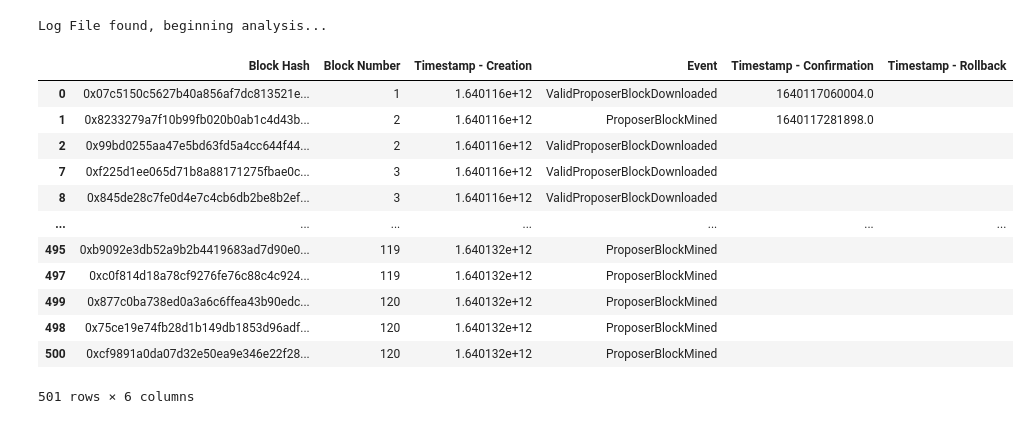
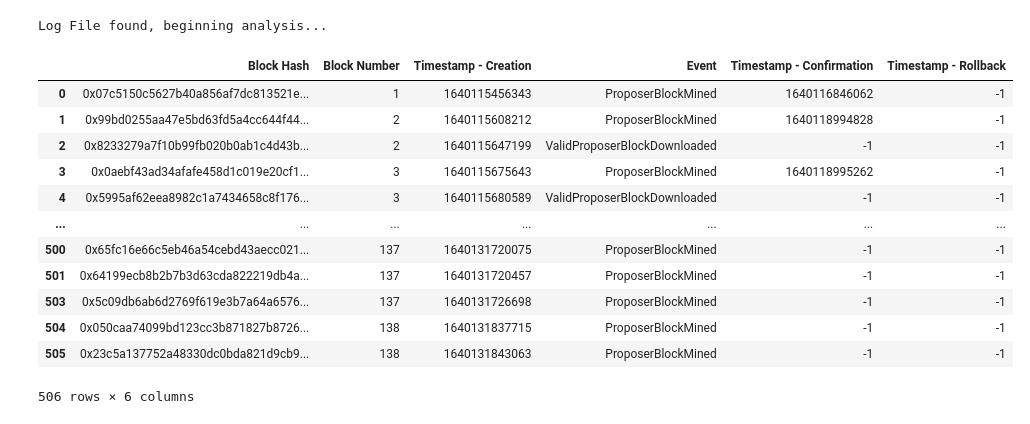
Before and after one commit to AtharvChandratre/PrismBenchmarkAnalyzer, a Jupyter notebook: analyzer.ipynb, the cells around one changed output. Saved outputs shown, nothing was run; the diff lists cells and outputs as text; code cells hidden in the pictures.

```diff
--- a/analyzer.ipynb
+++ b/analyzer.ipynb
@@ -25,7 +25,7 @@ from datetime import datetime
 import pandas as pd
 import matplotlib.pyplot as plt
 # %%
-user_input = '/Users/atharvchandratre/Workspace/Atharv/GitHub/PrismBenchmarkAnalyzer/prism_n3_le20_d202_vchain_2.log' # Enter path to log here
+user_input = '/Users/atharvchandratre/Workspace/Atharv/GitHub/PrismBenchmarkAnalyzer/prism_n3_le20_d202_vchain_1.log' # Enter path to log here
 assert os.path.exists(user_input), "I did not find the file at "+str(user_input)
 f = open(user_input,'r')
 print("Log File found, beginning analysis...")
@@ -81,27 +81,27 @@ f.close()
 # %%
 df = pd.DataFrame(columns=['Block Hash','Block Number','Timestamp - Creation','Event','Timestamp - Confirmation','Timestamp - Rollback'])
 
 for index,key in enumerate(hashToNumber.keys()):
     df.loc[index] = [key,
         int(hashToNumber.get(key,'')),
-        hashToCreationTimestamp.get(key,''),
+        int(hashToCreationTimestamp.get(key,-1)),
         hashToCreationEvent.get(key,''),
-        hashToConfirmationTimestamp.get(key,''),
-        hashToRollbackTimestamp.get(key,'')]
+        int(hashToConfirmationTimestamp.get(key,-1)),
+        int(hashToRollbackTimestamp.get(key,-1))]
 
 df.sort_values('Block Number')
 # %% [output]
 |  | Block Hash | Block Number | Timestamp - Creation | Event | Timestamp - Confirmation | Timestamp - Rollback |
-| 0 | 0x07c5150c5627b40a856af7dc813521e... | 1 | 1.640116e+12 | ValidProposerBlockDownloaded | 1640117060004.0 |  |
-| 1 | 0x8233279a7f10b99fb020b0ab1c4d43b... | 2 | 1.640116e+12 | ProposerBlockMined | 1640117281898.0 |  |
-| 2 | 0x99bd0255aa47e5bd63fd5a4cc644f44... | 2 | 1.640116e+12 | ValidProposerBlockDownloaded |  |  |
-| 7 | 0xf225d1ee065d71b8a88171275fbae0c... | 3 | 1.640116e+12 | ValidProposerBlockDownloaded |  |  |
-| 8 | 0x845de28c7fe0d4e7c4cb6db2be8b2ef... | 3 | 1.640116e+12 | ValidProposerBlockDownloaded |  |  |
+| 0 | 0x07c5150c5627b40a856af7dc813521e... | 1 | 1640115456343 | ProposerBlockMined | 1640116846062 | -1 |
+| 1 | 0x99bd0255aa47e5bd63fd5a4cc644f44... | 2 | 1640115608212 | ProposerBlockMined | 1640118994828 | -1 |
+| 2 | 0x8233279a7f10b99fb020b0ab1c4d43b... | 2 | 1640115647199 | ValidProposerBlockDownloaded | -1 | -1 |
+| 3 | 0x0aebf43ad34afafe458d1c019e20cf1... | 3 | 1640115675643 | ProposerBlockMined | 1640118995262 | -1 |
+| 4 | 0x5995af62eea8982c1a7434658c8f176... | 3 | 1640115680589 | ValidProposerBlockDownloaded | -1 | -1 |
 | ... | ... | ... | ... | ... | ... | ... |
-| 495 | 0xb9092e3db52a9b2b4419683ad7d90e0... | 119 | 1.640132e+12 | ProposerBlockMined |  |  |
-| 497 | 0xc0f814d18a78cf9276fe76c88c4c924... | 119 | 1.640132e+12 | ProposerBlockMined |  |  |
-| 499 | 0x877c0ba738ed0a3a6c6ffea43b90edc... | 120 | 1.640132e+12 | ProposerBlockMined |  |  |
-| 498 | 0x75ce19e74fb28d1b149db1853d96adf... | 120 | 1.640132e+12 | ProposerBlockMined |  |  |
-| 500 | 0xcf9891a0da07d32e50ea9e346e22f28... | 120 | 1.640132e+12 | ProposerBlockMined |  |  |
+| 500 | 0x65fc16e66c5eb46a54cebd43aecc021... | 137 | 1640131720075 | ProposerBlockMined | -1 | -1 |
+| 501 | 0x64199ecb8b2b7b3d63cda822219db4a... | 137 | 1640131720457 | ProposerBlockMined | -1 | -1 |
+| 503 | 0x5c09db6ab6d2769f619e3b7a64a6576... | 137 | 1640131726698 | ProposerBlockMined | -1 | -1 |
+| 504 | 0x050caa74099bd123cc3b871827b8726... | 138 | 1640131837715 | ProposerBlockMined | -1 | -1 |
+| 505 | 0x23c5a137752a48330dc0bda821d9cb9... | 138 | 1640131843063 | ProposerBlockMined | -1 | -1 |
-501 rows × 6 columns
+506 rows × 6 columns
 # %%
```
Also changed, not shown: parts of 11 cells of this notebook.
